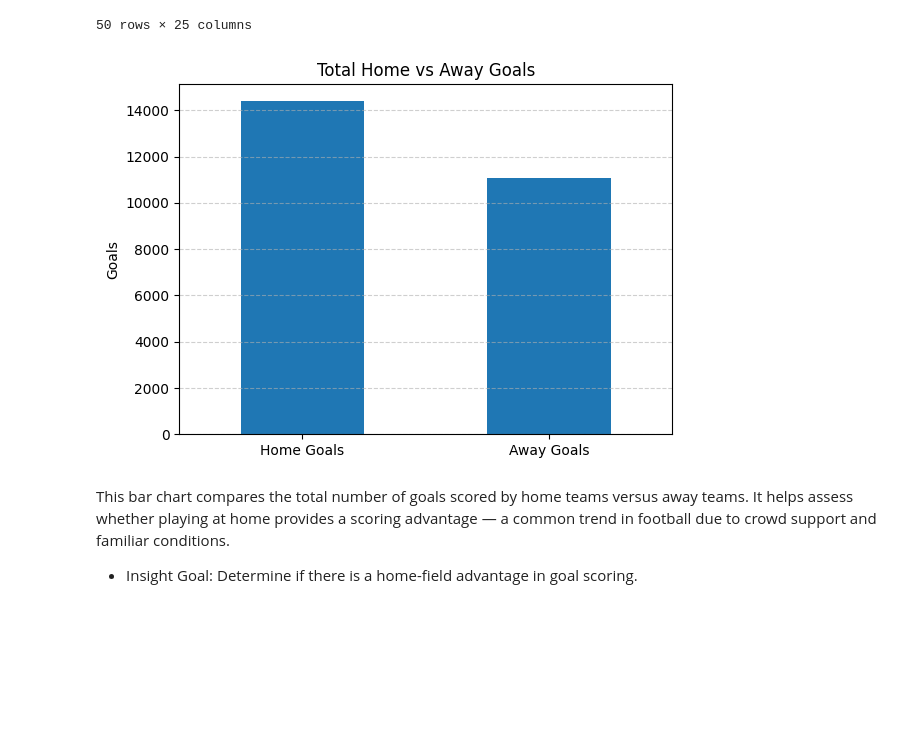
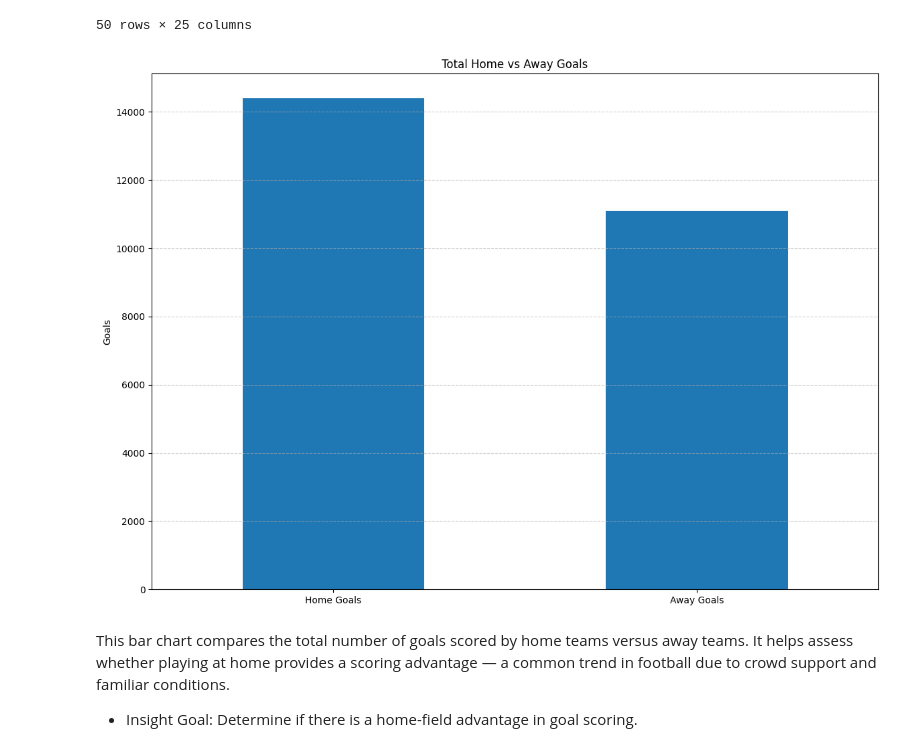
Before and after one commit to AjayChohan1/english-premier-league-capstone-project, a Jupyter notebook: jupyter_notebooks/epl_visualisation.ipynb, the cells around one changed output. Cells and saved outputs as stored; diff of their text form; code cells hidden in the pictures; blank space fills up the shorter version.

```diff
--- a/jupyter_notebooks/epl_visualisation.ipynb
+++ b/jupyter_notebooks/epl_visualisation.ipynb
@@ -36,14 +36,13 @@ df.head(50)
 # %%
 # 1. Total Home vs Away Goals
 plt.figure(figsize=(14, 10))
-plt.subplot(2, 2, 1)
 df[['FullTimeHomeGoals', 'FullTimeAwayGoals']].sum().plot(kind='bar')
 plt.title('Total Home vs Away Goals')
 plt.ylabel('Goals')
 plt.xticks(ticks=[0, 1], labels=['Home Goals', 'Away Goals'], rotation=0)
 plt.grid(axis='y', linestyle='--', alpha=0.6)
 # %% [output]
-[figure, old version]
+[figure, new version]
 # %% [markdown]
 This bar chart compares the total number of goals scored by home teams versus away teams. It helps assess whether playing at home provides a scoring advantage — a common trend in football due to crowd support and familiar conditions.
 
```
Also changed, not shown: parts of 12 cells of this notebook, 1 other file.
